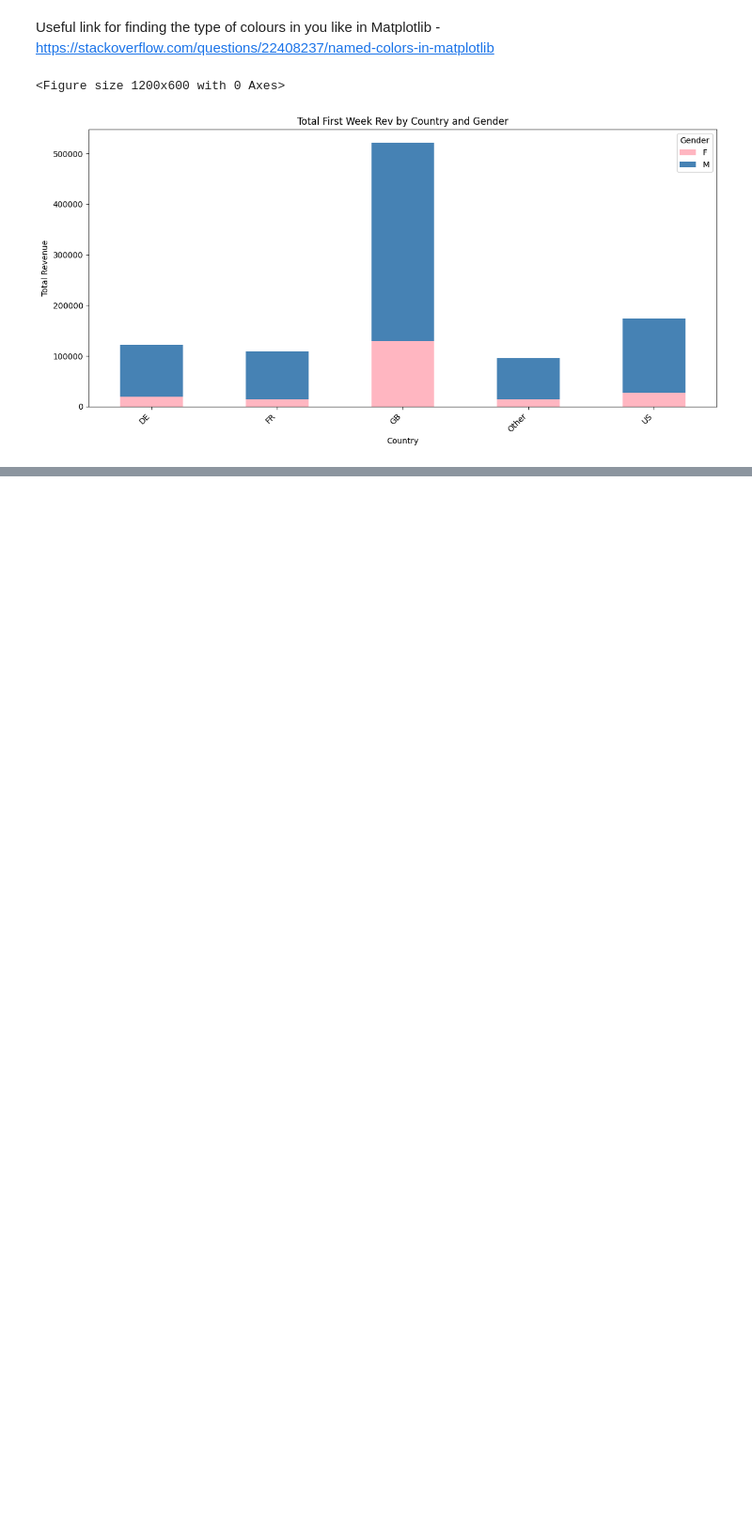
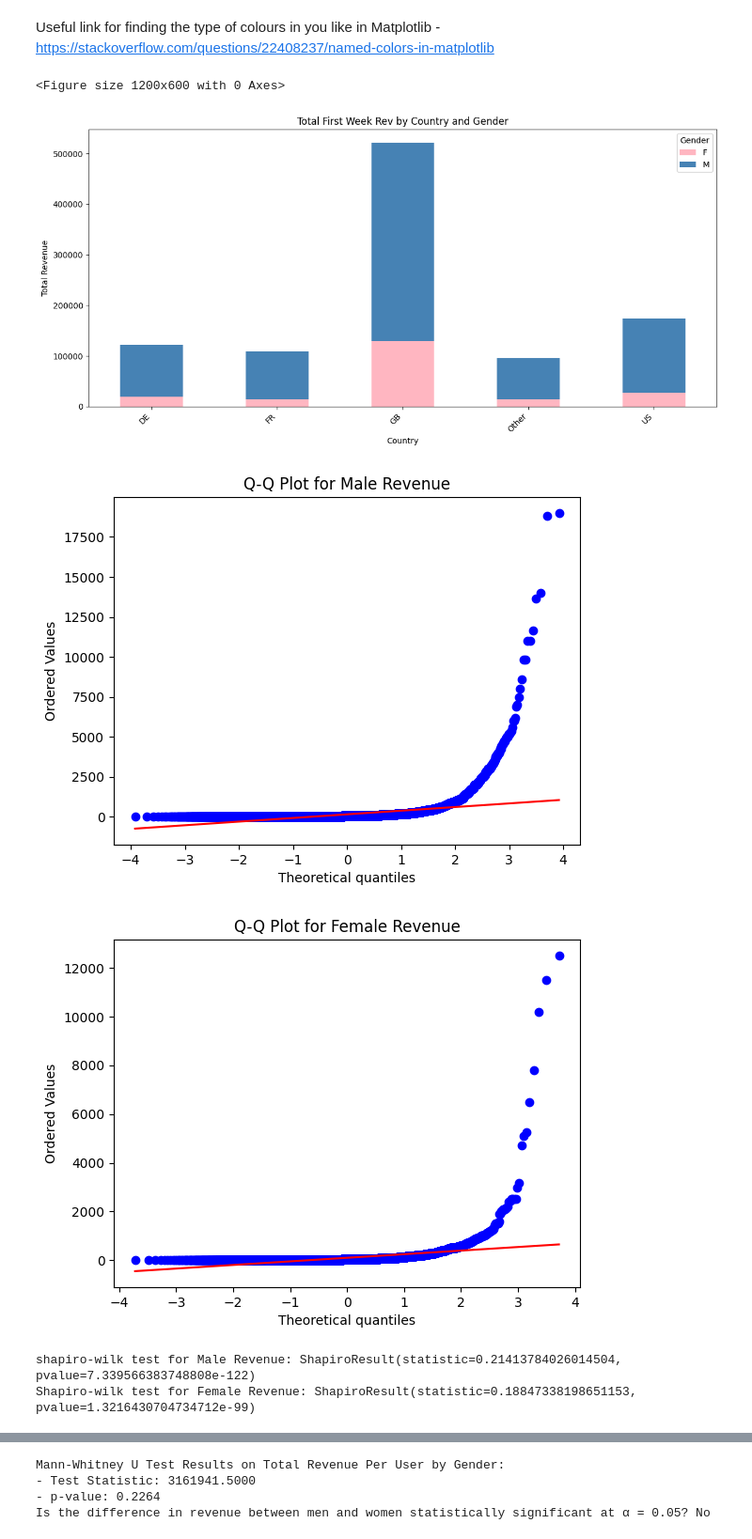
Before and after one commit to oluwamayowaayodele/Revenue_Data-Analysis-with-Python, a Jupyter notebook: Revenue_Analysis.ipynb, the cells around one changed output, grey strips where cells are left out. Shown: that part at 94% size. Drawn from its saved outputs; the diff is of its cells as text; code cells hidden in the pictures; blank space fills up the shorter version.

```diff
--- a/Revenue_Analysis.ipynb
+++ b/Revenue_Analysis.ipynb
@@ -319,3 +319,62 @@ plt.show()
 # %% [output]
 <Figure size 1200x600 with 0 Axes>
 [figure]
+# %%
+### Question 8
+
+##### Is this difference in revenue between men and women statistically significant? (Yes / No)
+
+# Given the previous exercises and the earlier graphs it's natural to consider whether the data is normally distributed. If not, it might be best to bench the usual T-Test and use the Mann-Whitney test.
+
+import scipy.stats as stats
+
+male_revenue = merged_df.loc[merged_df['Gender']=='M','Revenue']
+female_revenue = merged_df.loc[merged_df['Gender']=='F', 'Revenue']
+
+stats.probplot(male_revenue, plot=plt)
+plt.title("Q-Q Plot for Male Revenue")
+plt.show()
+
+plt.figure
+stats.probplot(female_revenue, plot=plt)
+plt.title("Q-Q Plot for Female Revenue")
+plt.show()
+
+print(f"shapiro-wilk test for Male Revenue: {stats.shapiro(male_revenue)}")
+print(f"Shapiro-wilk test for Female Revenue: {stats.shapiro(female_revenue)}")
+
+#The p-values are miniscule hence the null of normal distribution is rejected for both genders however scipy is suggesting that p-values at this size may not be reliable. In any case the q-q plots still show that the data is skewed.
+
+#While this is useful I'm going to make a change - I actually think a better insight would be to consider male and female revenue on an aggregated per user level. I think the above (given its focus on each individual transaction) doesn't really answer the question in the way I'd like which is, quite simply, over the period in question when we consider each male and female user do we find the difference in spending to be statistically significant - this to me seems a bit more consequential re spending patterns.
+
+user_revenue = merged_df.groupby("UserId")["Revenue"].sum().reset_index()
+user_revenue = user_revenue.merge(merged_df[['UserId', 'Gender']].drop_duplicates(), on="UserId")
+male_revenue_per_user = user_revenue.loc[user_revenue["Gender"] == "M", "Revenue"]
+female_revenue_per_user = user_revenue.loc[user_revenue["Gender"] == "F", "Revenue"]
+
+stats.probplot(male_revenue_per_user, plot=plt)
+plt.title("Q-Q Plot for Male Revenue Per User")
+plt.show()
+
+plt.figure
+stats.probplot(female_revenue_per_user, plot=plt)
+plt.title("Q-Q Plot for Female Revenue Per User")
+plt.show()
+
+#For all intents and purposes even when aggregated we're seeing the same thing so Mann-Whitney is appropiate here
+
+stat, p_value = stats.mannwhitneyu(male_revenue_per_user, female_revenue_per_user, alternative="two-sided")
+
+print("\nMann-Whitney U Test Results on Total Revenue Per User by Gender:")
+print(f"- Test Statistic: {stat:.4f}")
+print(f"- p-value: {p_value:.4f}")
+
+# Output from the the significance test results
+alpha = 0.05
+is_significant = p_value < alpha
+print(f"Is the difference in revenue between men and women statistically significant at α = {alpha}? {'Yes' if is_significant else 'No'}")
+# %% [output]
+[figure, added]
+[figure, added]
+shapiro-wilk test for Male Revenue: ShapiroResult(statistic=0.21413784026014504, pvalue=7.339566383748808e-122)
+Shapiro-wilk test for Female Revenue: ShapiroResult(statistic=0.18847338198651153, pvalue=1.3216430704734712e-99)
@@ -321,0 +383,4 @@ plt.show()
+Mann-Whitney U Test Results on Total Revenue Per User by Gender:
+- Test Statistic: 3161941.5000
+- p-value: 0.2264
+Is the difference in revenue between men and women statistically significant at α = 0.05? No
```
Also changed, not shown: parts of 2 cells of this notebook.
